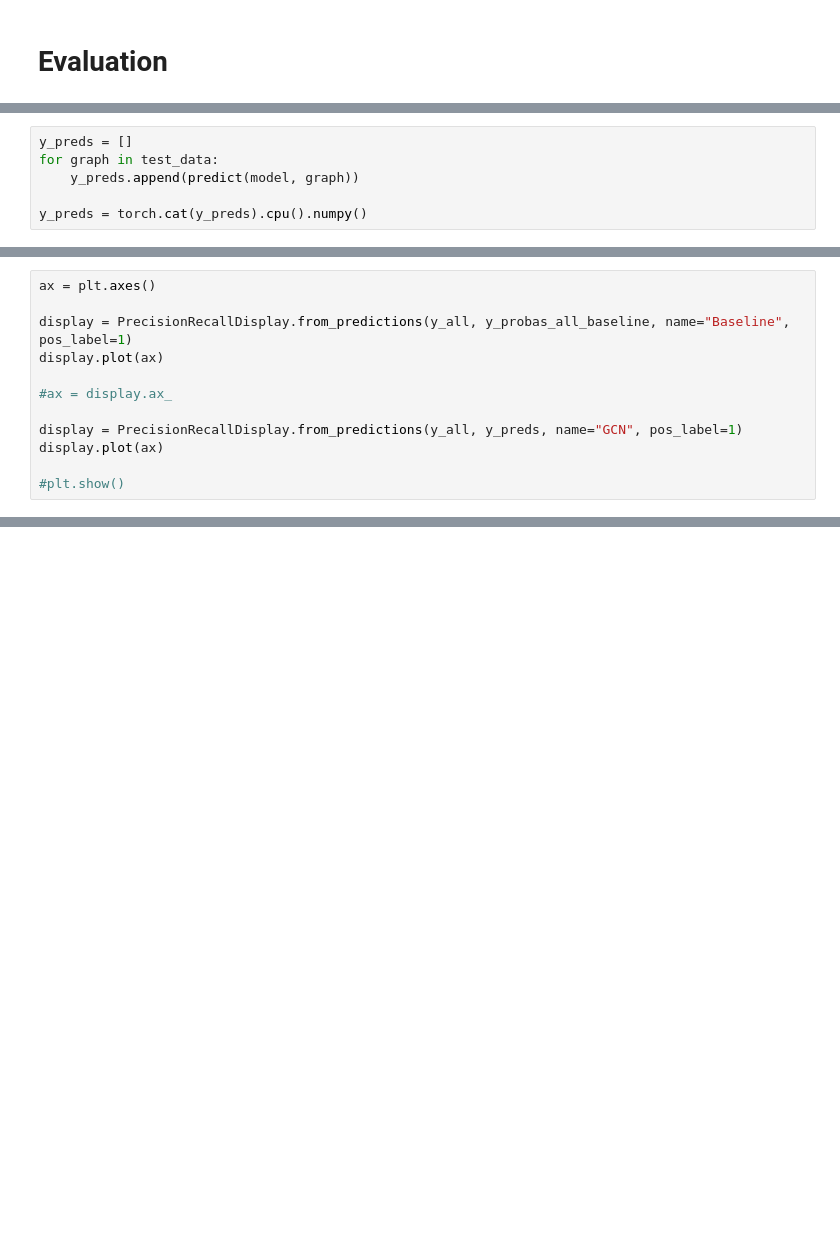
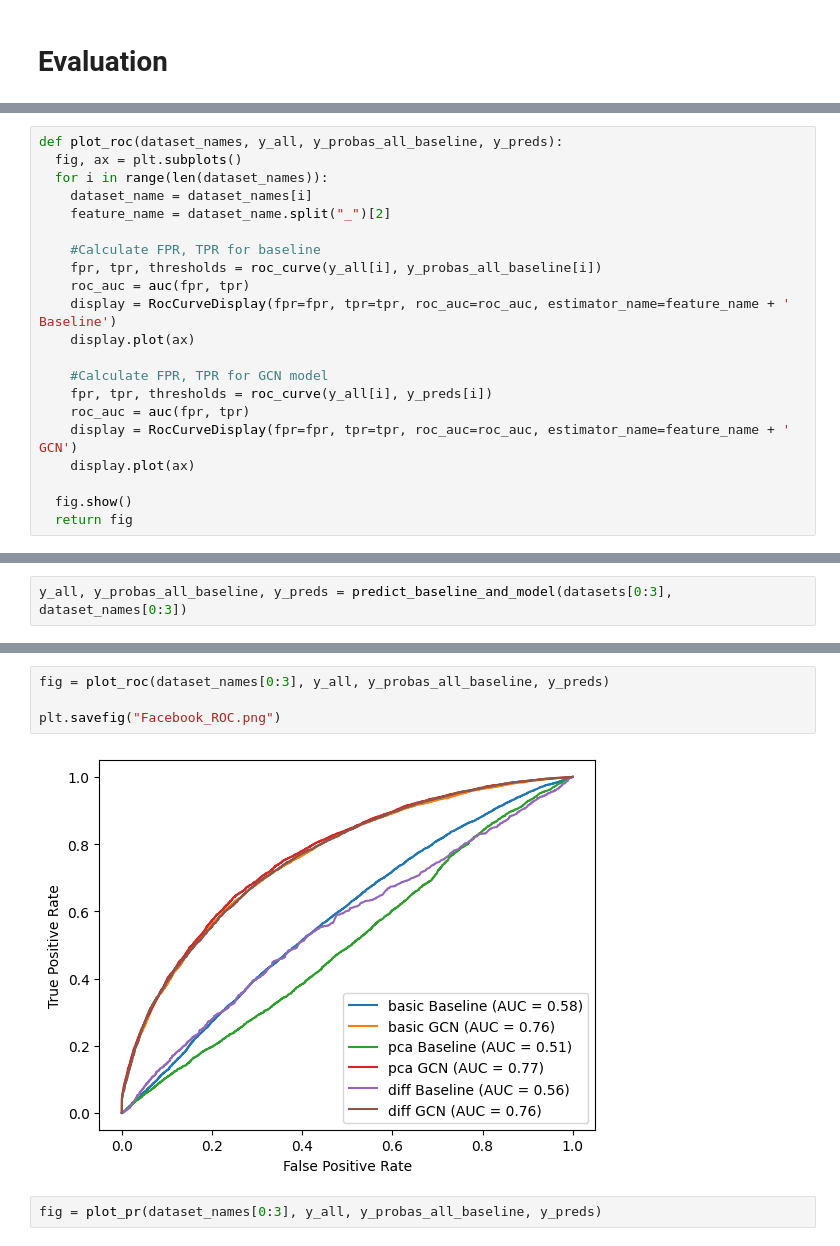
Before and after one commit to annagergaly/deep-learning-friend-recommendation, a Jupyter notebook: Friend_recommendation.ipynb, the cells around one changed output, grey strips where cells are left out. Cells and saved outputs as stored; diff of their text form; blank space fills up the shorter version.

```diff
--- a/Friend_recommendation.ipynb
+++ b/Friend_recommendation.ipynb
@@ -1092,6 +403,0 @@ def preds_from_model(model, test_data):
-# %%
-y_preds = []
-for graph in test_data:
-    y_preds.append(predict(model, graph))
-
-y_preds = torch.cat(y_preds).cpu().numpy()
@@ -1114,12 +403,0 @@ plt.show()
-# %%
-ax = plt.axes()
-
-display = PrecisionRecallDisplay.from_predictions(y_all, y_probas_all_baseline, name="Baseline", pos_label=1)
-display.plot(ax)
-
-#ax = display.ax_
-
-display = PrecisionRecallDisplay.from_predictions(y_all, y_preds, name="GCN", pos_label=1)
-display.plot(ax)
-
-#plt.show()
@@ -1256,0 +432,21 @@ plt.show()
+# %%
+def plot_roc(dataset_names, y_all, y_probas_all_baseline, y_preds):
+  fig, ax = plt.subplots()
+  for i in range(len(dataset_names)):
+    dataset_name = dataset_names[i]
+    feature_name = dataset_name.split("_")[2]
+
+    #Calculate FPR, TPR for baseline
+    fpr, tpr, thresholds = roc_curve(y_all[i], y_probas_all_baseline[i])
+    roc_auc = auc(fpr, tpr)
+    display = RocCurveDisplay(fpr=fpr, tpr=tpr, roc_auc=roc_auc, estimator_name=feature_name + ' Baseline')
+    display.plot(ax)
+
+    #Calculate FPR, TPR for GCN model
+    fpr, tpr, thresholds = roc_curve(y_all[i], y_preds[i])
+    roc_auc = auc(fpr, tpr)
+    display = RocCurveDisplay(fpr=fpr, tpr=tpr, roc_auc=roc_auc, estimator_name=feature_name + ' GCN')
+    display.plot(ax)
+
+  fig.show()
+  return fig
@@ -1256,0 +470,2 @@ plt.show()
+# %%
+y_all, y_probas_all_baseline, y_preds = predict_baseline_and_model(datasets[0:3], dataset_names[0:3])
@@ -1256,0 +487,8 @@ plt.show()
+# %%
+fig = plot_roc(dataset_names[0:3], y_all, y_probas_all_baseline, y_preds)
+
+plt.savefig("Facebook_ROC.png")
+# %% [output]
+[figure, added]
+# %%
+fig = plot_pr(dataset_names[0:3], y_all, y_probas_all_baseline, y_preds)
```
Also changed, not shown: parts of 103 cells of this notebook.
